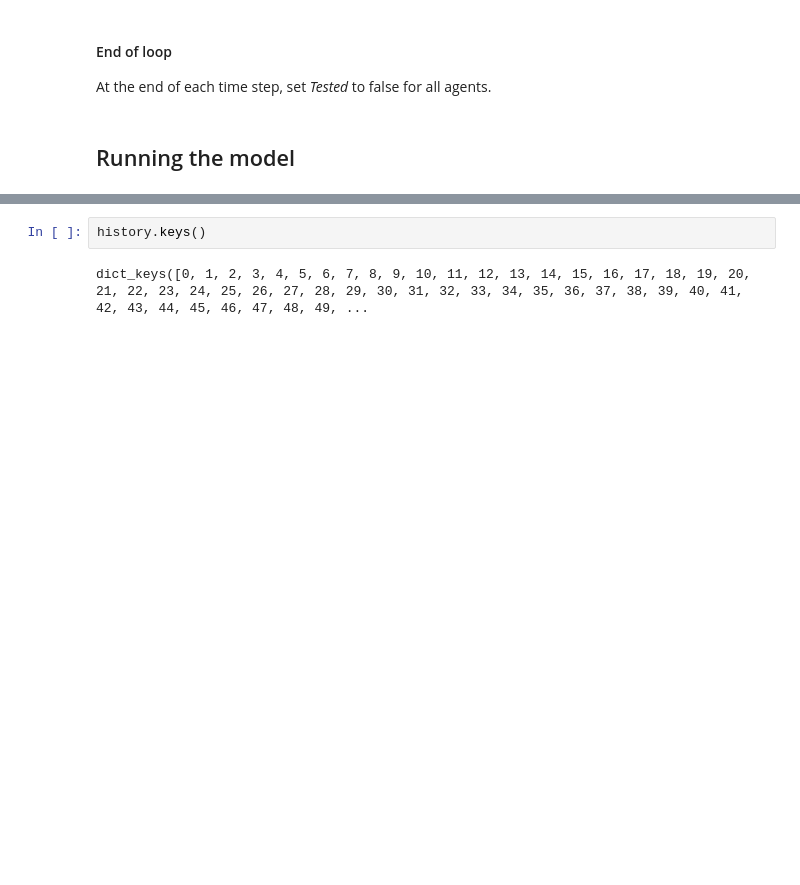
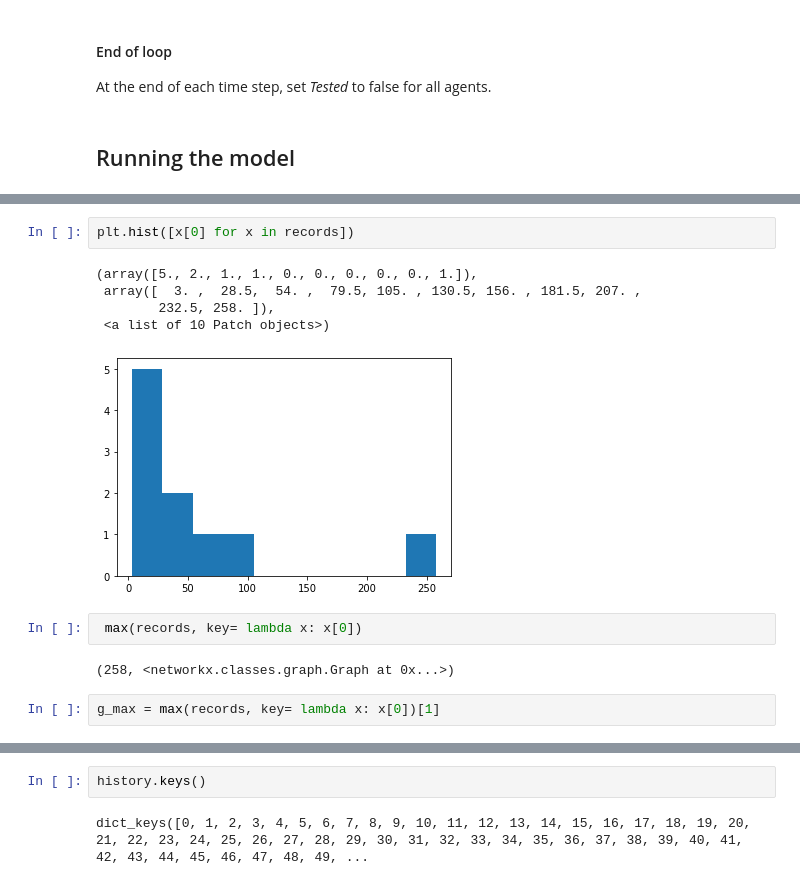
Before and after one commit to sbenthall/privacy-abm, a Jupyter notebook: contact-tracing/code/Python/Graph-based Contact Tracing Simulation.ipynb, the cells around one changed output, grey strips where cells are left out. Saved outputs shown, nothing was run; the diff lists cells and outputs as text; blank space fills up the shorter version.

```diff
--- a/contact-tracing/code/Python/Graph-based Contact Tracing Simulation.ipynb
+++ b/contact-tracing/code/Python/Graph-based Contact Tracing Simulation.ipynb
@@ -268,3 +310,17 @@ while len(get_infected(g_live)) > 0 and t < TIME_LIMIT:
+# %%
+plt.hist([x[0] for x in records])
+# %% [output]
+(array([5., 2., 1., 1., 0., 0., 0., 0., 0., 1.]),
+ array([  3. ,  28.5,  54. ,  79.5, 105. , 130.5, 156. , 181.5, 207. ,
+        232.5, 258. ]),
+ <a list of 10 Patch objects>)
+[figure, added]
+# %%
+ max(records, key= lambda x: x[0])
+# %% [output]
+(258, <networkx.classes.graph.Graph at 0x...>)
+# %%
+g_max = max(records, key= lambda x: x[0])[1]
 # %%
 green_cmap = plt.get_cmap('Greens')
 orange_cmap = plt.get_cmap('Oranges')
```
Also changed, not shown: parts of 24 cells of this notebook, 1 other file.
